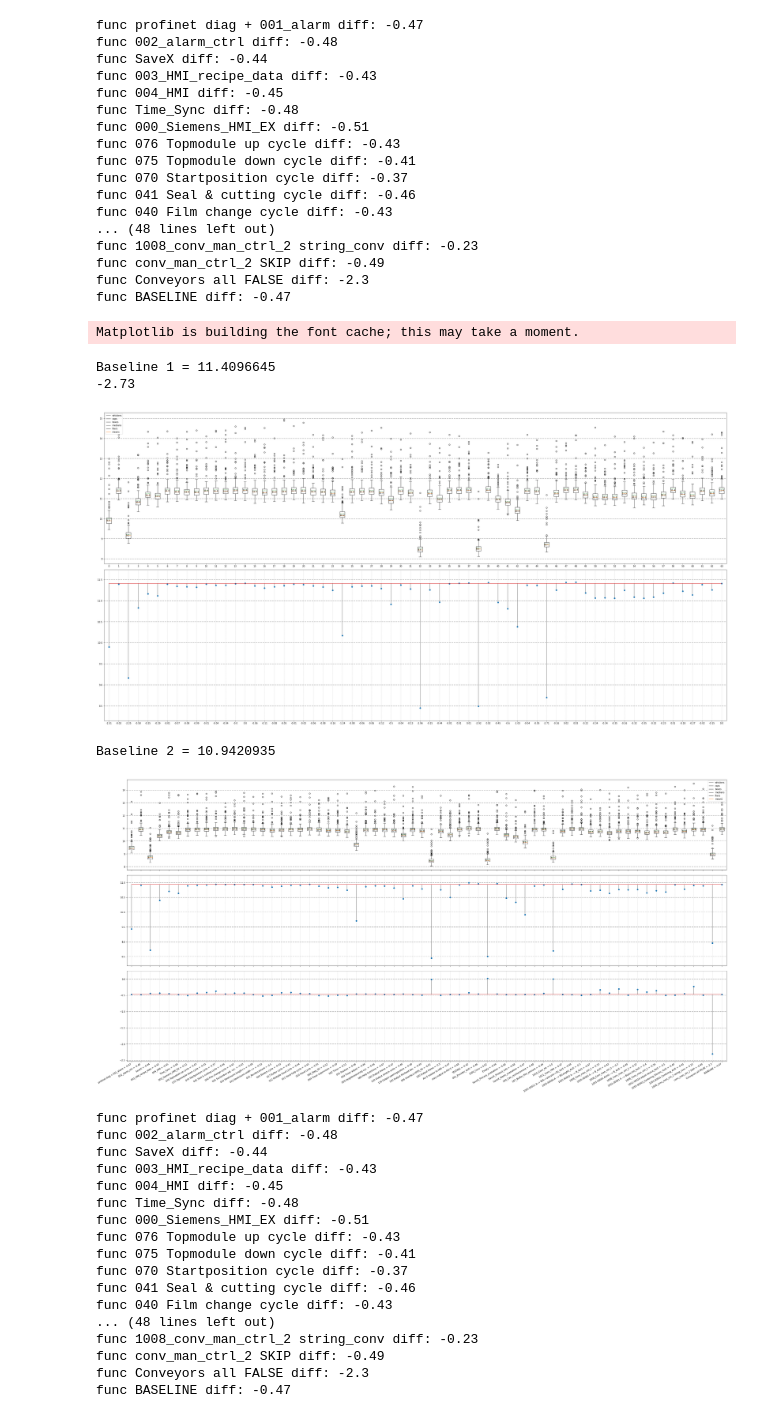
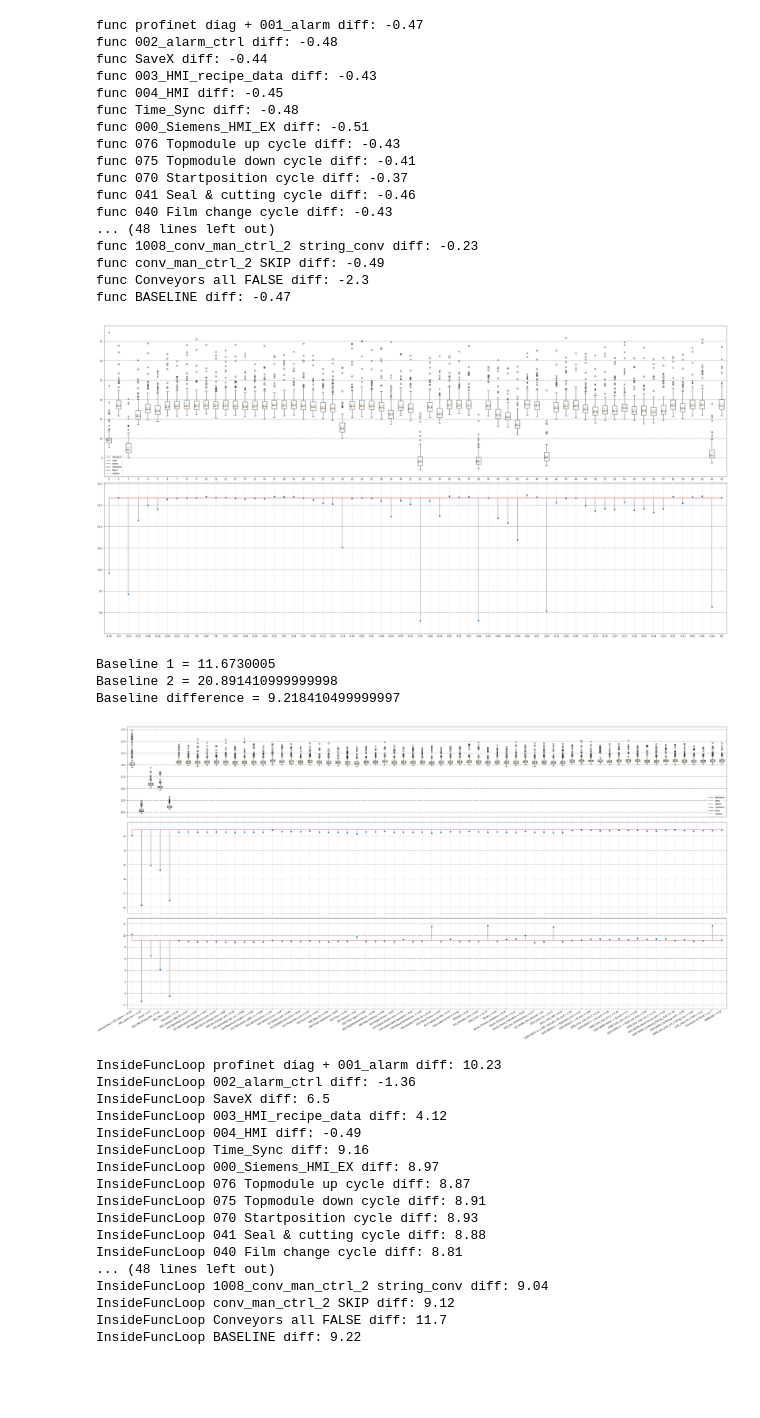
Before and after one commit to KennyKristiansen/Performance, a Jupyter notebook: boxplot.ipynb, the cells around one changed output. Saved outputs shown, nothing was run; the diff lists cells and outputs as text; code cells hidden in the pictures; blank space fills up the shorter version.

```diff
--- a/boxplot.ipynb
+++ b/boxplot.ipynb
@@ -381,7 +381,7 @@ class SubPlot(Plot):
         None
 
 
-file = "secondary_calls.csv"
+file = "miks_buffet.csv"
 data = []
 InsideFuncLoop = False
 with open(file) as plotValues:
@@ -433,7 +433,7 @@ ax1.set_xlim(0)
 markerline, stemlines, baseline = plt.stem(
     line_y, bottom=line_y[63], linefmt='grey')
 baseline_1 = line_y[63]
-print(f'Baseline 1 = {baseline_1}')
+
 difference = []
 for val in line_y:
     diff = val - line_y[63]
@@ -445,11 +445,10 @@ plt.grid(True, which='both', axis='y', linewidth=2, linestyle='--')
 
 plt.tight_layout(pad=1, w_pad=1.0, h_pad=1)
 plt.margins(x=0.008, y=0.1)
-print(f'{sum(difference[46:59])}')
 plt.show()
 
 
-file = "third_calls.csv"
+file = "test.csv"
 data = []
 InsideFuncLoop = False
 func_description = ['profinet diag + 001_alarm',    #0
@@ -566,7 +565,9 @@ ax1.set_xlim(0)
 markerline, stemlines, baseline = plt.stem(
     line_y, bottom=line_y[63], linefmt='grey')
 baseline_2 = line_y[63]
+print(f'Baseline 1 = {baseline_1}')
 print(f'Baseline 2 = {baseline_2}')
+print(f'Baseline difference = {baseline_2 - baseline_1}')
 difference_b = []
 for val in line_y:
     diff = val - line_y[63]
@@ -576,53 +577,52 @@ plt.xticks(range(0, len(labels)), difference_b)
 plt.grid(True, which='both', axis='x', linewidth=0.5, linestyle='--')
 plt.grid(True, which='both', axis='y', linewidth=2, linestyle='--')
 plt.margins(x=0.008, y=0.1)
 
 
 plt.subplot(3, 1, 3)
 difference_sum = []
 for val in range(len(difference)):
     float_val = ((difference_b[val] + baseline_2) - ((difference[val] + baseline_1)))
     float_val = '%.2f' % float_val
     difference_sum.append(float(float_val))
 
 labels_with_comment = []
 for i in range(len(difference_sum)):
     labels_with_comment.append(
         func_description[i] + ' = ' + str(difference_sum[i]))
 labels_with_comment = tuple(labels_with_comment)
 
 plt.stem(difference_sum, bottom=difference_sum[63], linefmt='grey')
 plt.xticks(range(0, len(labels)), labels_with_comment, rotation=45)
 fig1.autofmt_xdate()
 plt.grid(True, which='both', axis='x', linewidth=0.5, linestyle='--')
 plt.grid(True, which='both', axis='y', linewidth=2, linestyle='--')
 
 plt.margins(x=0.008, y=0.1)
 plt.tight_layout(pad=1, w_pad=1.0, h_pad=2)
 plt.show()
 for row in range(len(difference)):
     print(f'InsideFuncLoop {func_description[row]} diff: {difference_sum[row]}')
 # %% [output]
+[figure, new version]
-Matplotlib is building the font cache; this may take a moment.
+Baseline 1 = 11.6730005
+Baseline 2 = 20.891410999999998
+Baseline difference = 9.218410499999997
+[figure, new version]
-Baseline 1 = 11.4096645
--2.73
+InsideFuncLoop profinet diag + 001_alarm diff: 10.23
+InsideFuncLoop 002_alarm_ctrl diff: -1.36
+InsideFuncLoop SaveX diff: 6.5
+InsideFuncLoop 003_HMI_recipe_data diff: 4.12
+InsideFuncLoop 004_HMI diff: -0.49
+InsideFuncLoop Time_Sync diff: 9.16
+InsideFuncLoop 000_Siemens_HMI_EX diff: 8.97
+InsideFuncLoop 076 Topmodule up cycle diff: 8.87
+InsideFuncLoop 075 Topmodule down cycle diff: 8.91
+InsideFuncLoop 070 Startposition cycle diff: 8.93
+InsideFuncLoop 041 Seal & cutting cycle diff: 8.88
+InsideFuncLoop 040 Film change cycle diff: 8.81
+... (48 lines left out)
+InsideFuncLoop 1008_conv_man_ctrl_2 string_conv diff: 9.04
+InsideFuncLoop conv_man_ctrl_2 SKIP diff: 9.12
+InsideFuncLoop Conveyors all FALSE diff: 11.7
+InsideFuncLoop BASELINE diff: 9.22
-[figure, old version]
-Baseline 2 = 10.9420935
-[figure, old version]
-func profinet diag + 001_alarm diff: -0.47
-func 002_alarm_ctrl diff: -0.48
-func SaveX diff: -0.44
-func 003_HMI_recipe_data diff: -0.43
-func 004_HMI diff: -0.45
-func Time_Sync diff: -0.48
-func 000_Siemens_HMI_EX diff: -0.51
-func 076 Topmodule up cycle diff: -0.43
-func 075 Topmodule down cycle diff: -0.41
-func 070 Startposition cycle diff: -0.37
-func 041 Seal & cutting cycle diff: -0.46
-func 040 Film change cycle diff: -0.43
-... (48 lines left out)
-func 1008_conv_man_ctrl_2 string_conv diff: -0.23
-func conv_man_ctrl_2 SKIP diff: -0.49
-func Conveyors all FALSE diff: -2.3
-func BASELINE diff: -0.47
```
Also changed, not shown: 7 other files.
